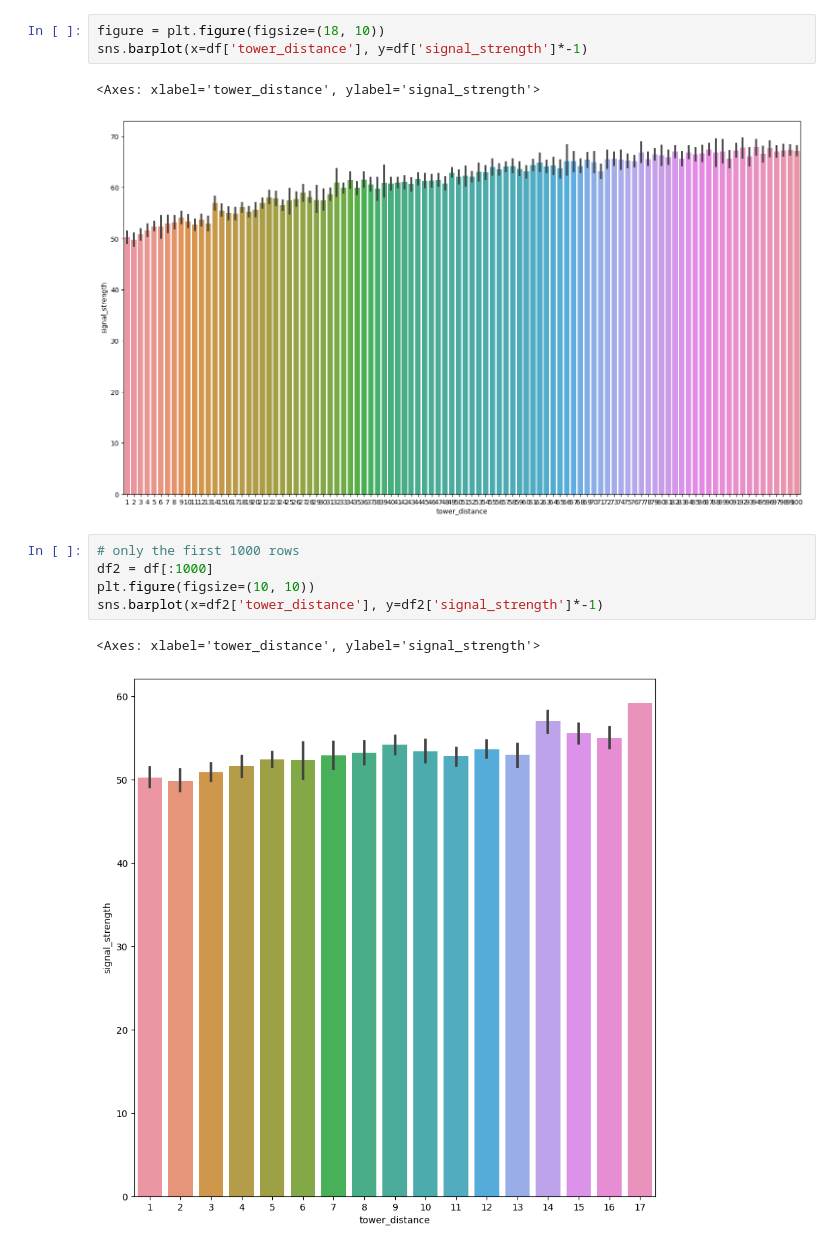
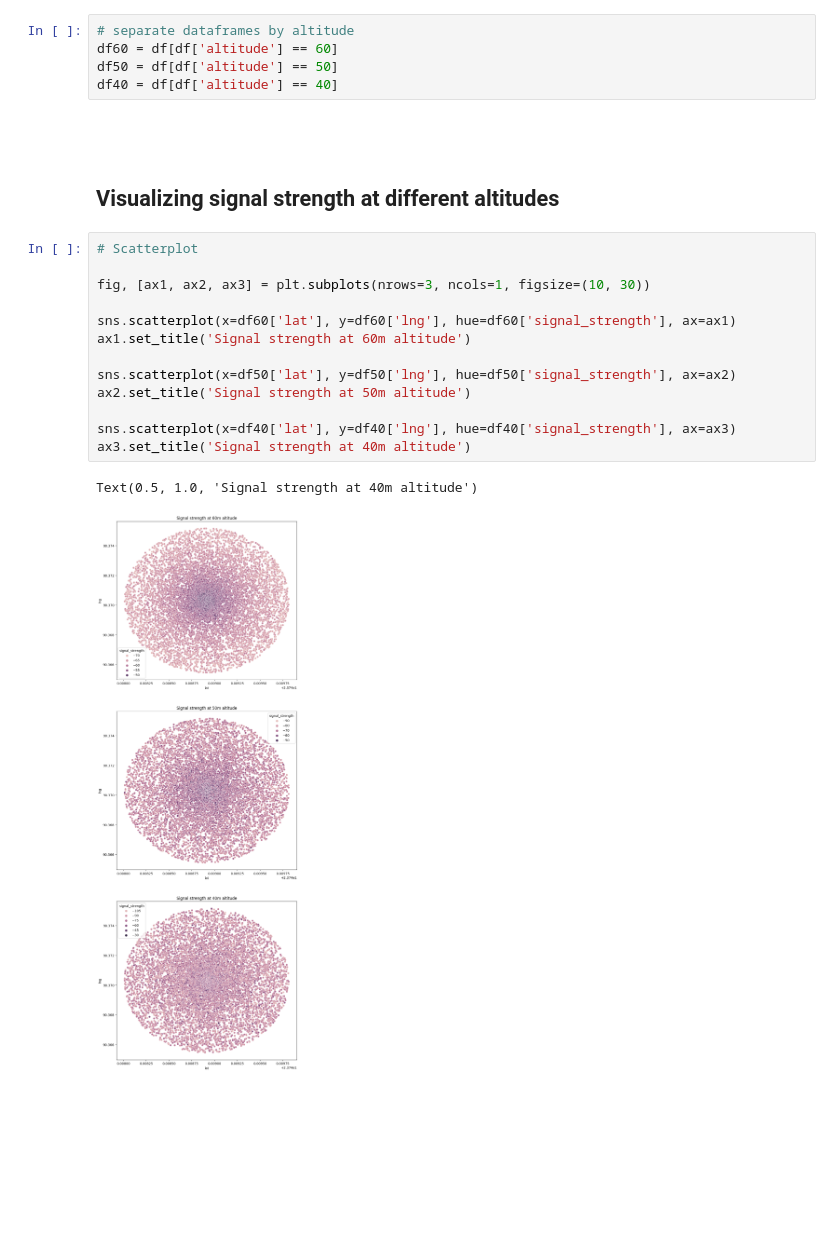
Before and after one commit to abrar-nazib/tether-ground-station, a Jupyter notebook: ML/dataviz.ipynb, the cells around one changed output. Drawn from its saved outputs; the diff is of its cells as text; blank space fills up the shorter version.

```diff
--- a/ML/dataviz.ipynb
+++ b/ML/dataviz.ipynb
@@ -33,14 +34,25 @@ Text(0, 0.5, 'Longitude')
-# %%
-figure = plt.figure(figsize=(18, 10))
-sns.barplot(x=df['tower_distance'], y=df['signal_strength']*-1)
-# %% [output]
-<Axes: xlabel='tower_distance', ylabel='signal_strength'>
-[figure, removed]
-# %%
-# only the first 1000 rows
-df2 = df[:1000]
-plt.figure(figsize=(10, 10))
-sns.barplot(x=df2['tower_distance'], y=df2['signal_strength']*-1)
-# %% [output]
-<Axes: xlabel='tower_distance', ylabel='signal_strength'>
-[figure, removed]
+# %%
+# separate dataframes by altitude
+df60 = df[df['altitude'] == 60]
+df50 = df[df['altitude'] == 50]
+df40 = df[df['altitude'] == 40]
+# %% [markdown]
+#
+# %% [markdown]
+## Visualizing signal strength at different altitudes
+# %%
+# Scatterplot
+
+fig, [ax1, ax2, ax3] = plt.subplots(nrows=3, ncols=1, figsize=(10, 30))
+
+sns.scatterplot(x=df60['lat'], y=df60['lng'], hue=df60['signal_strength'], ax=ax1)
+ax1.set_title('Signal strength at 60m altitude')
+
+sns.scatterplot(x=df50['lat'], y=df50['lng'], hue=df50['signal_strength'], ax=ax2)
+ax2.set_title('Signal strength at 50m altitude')
+
+sns.scatterplot(x=df40['lat'], y=df40['lng'], hue=df40['signal_strength'], ax=ax3)
+ax3.set_title('Signal strength at 40m altitude')
+# %% [output]
+Text(0.5, 1.0, 'Signal strength at 40m altitude')
+[figure, added]
```
Also changed, not shown: parts of 11 cells of this notebook.
